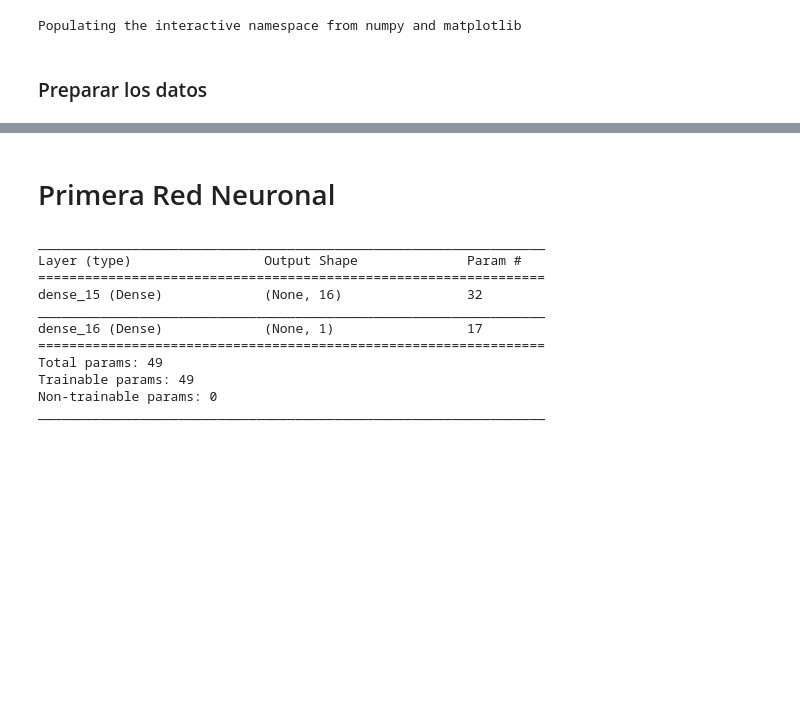
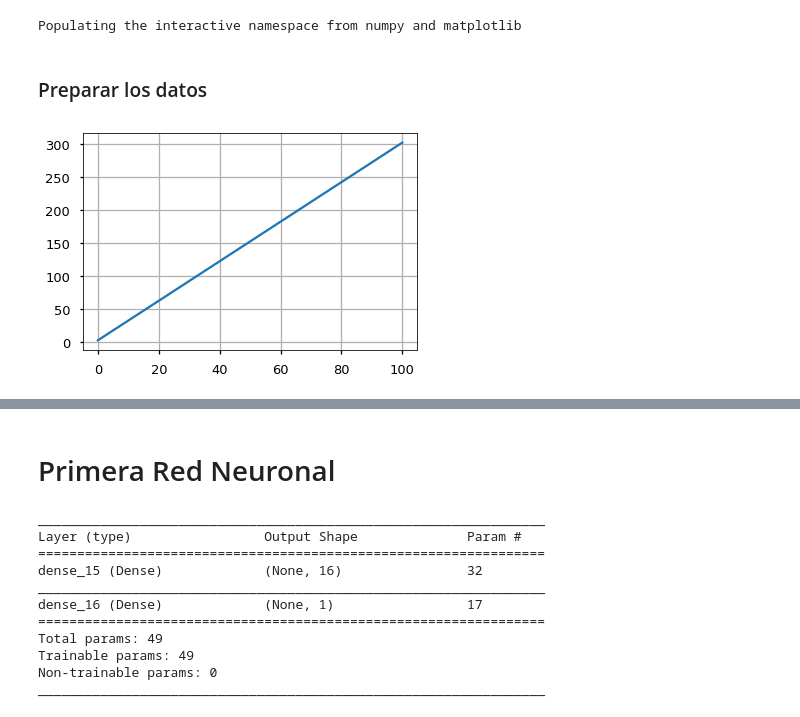
Before and after one commit to angelrps/MasterDataScience-1, a Jupyter notebook: 15_DeepLearning/01_Intro_Deep_Learning_after_class.ipynb, the cells around one changed output, grey strips where cells are left out. Cells and saved outputs as stored; diff of their text form; code cells hidden in the pictures; blank space fills up the shorter version.

```diff
--- a/15_DeepLearning/01_Intro_Deep_Learning_after_class.ipynb
+++ b/15_DeepLearning/01_Intro_Deep_Learning_after_class.ipynb
@@ -138,4 +138,11 @@ def plot_metric(history, metric):
     plt.show()
 # %% [markdown]
 ### Preparar los datos
+# %%
+x_train = np.linspace(0, 100, 1000)
+y_train = 3*x_train + 2
+plot(x_train, y_train)
+plt.grid(True)
+# %% [output]
+[figure, added]
 # %%
```
Also changed, not shown: parts of 2 cells of this notebook, 3 other files.
